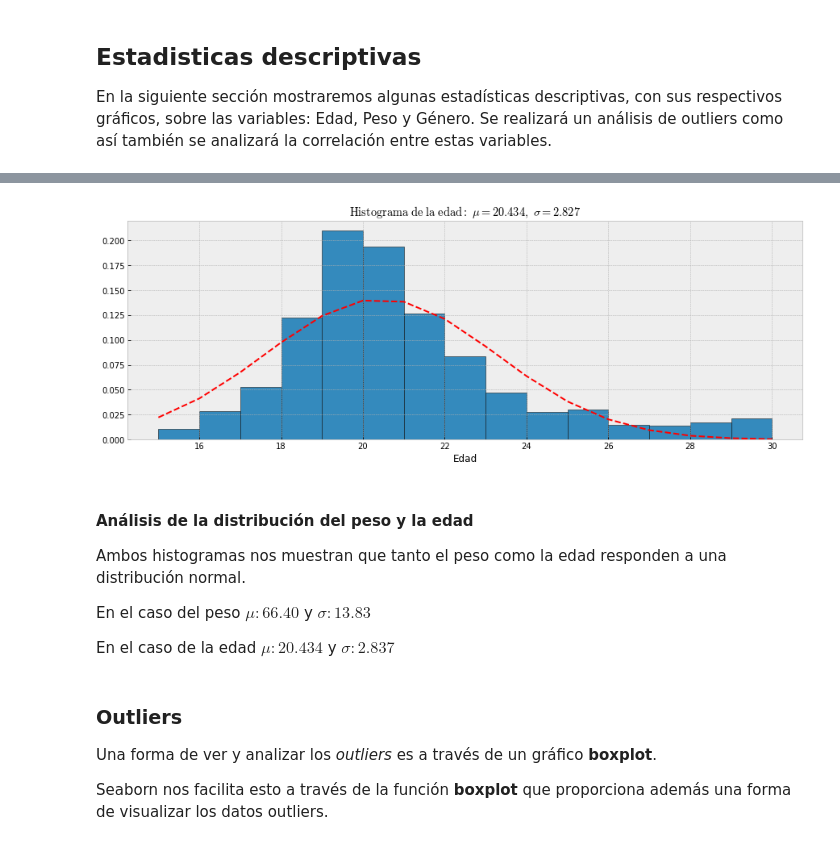
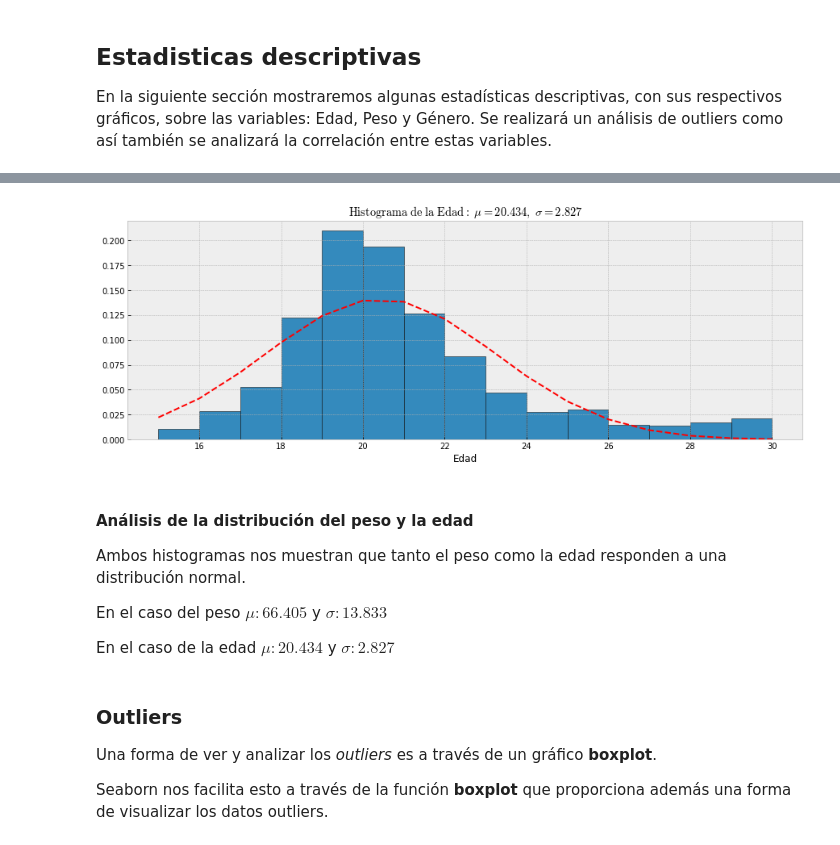
Before and after one commit to rodricarranza/DiploDatos, a Jupyter notebook: analysis_and_visualization/lab1/lab1.ipynb, the cells around one changed output, grey strips where cells are left out. Saved outputs shown, nothing was run; the diff lists cells and outputs as text; code cells hidden in the pictures.

```diff
--- a/analysis_and_visualization/lab1/lab1.ipynb
+++ b/analysis_and_visualization/lab1/lab1.ipynb
@@ -132,32 +118,16 @@ print(
-# %%
-def distribution_by_age(**kwargs):
-    _, ax = plt.subplots(figsize=(15, 5))
-    plt.xlabel('Edad')
-    plt.title(r'$\mathrm{Histograma\ de\ la\ edad:}\ \mu=%.3f,\ \sigma=%.3f$' %(age_mean, age_sd))
-    plt.grid(True)
-
-    n, bins, patches = plt.hist(age_without_na.Age, edgeColor='black', **kwargs)
-
-    # Agregamos una linea que representa el mejor ajuste a los datos
-    # utilizando los valores de mu y sigma obtenidos anteriormente
-    y = mlab.normpdf(bins, age_mean, age_sd)
-    l = plt.plot(bins, y, 'r--', linewidth=2)
-
-    plt.show()
-
-
-# Histograma de la edad con 15 bins y linea de ajuste.
-distribution_by_age(**{'bins': 15, 'normed': True})
-# %% [output]
-[figure, removed]
+# %%
+# Histograma de la edad con 15 bins y linea de ajuste.
+get_data_distribution(age_without_na, 'Edad', age_mean, age_sd, bins=15, normed=True)
+# %% [output]
+[figure, added]
 # %% [markdown]
 #### Análisis de la distribución del peso y la edad
 
 Ambos histogramas nos muestran que tanto el peso como la edad responden a una distribución normal.
 
-En el caso del peso $\mu: 66.40$ y $\sigma: 13.83$
+En el caso del peso $\mu: 66.405$ y $\sigma: 13.833$
 
-En el caso de la edad $\mu: 20.434$ y $\sigma: 2.837$
+En el caso de la edad $\mu: 20.434$ y $\sigma: 2.827$
 # %% [markdown]
 ### Outliers
 
```
Also changed, not shown: parts of 10 cells of this notebook.
